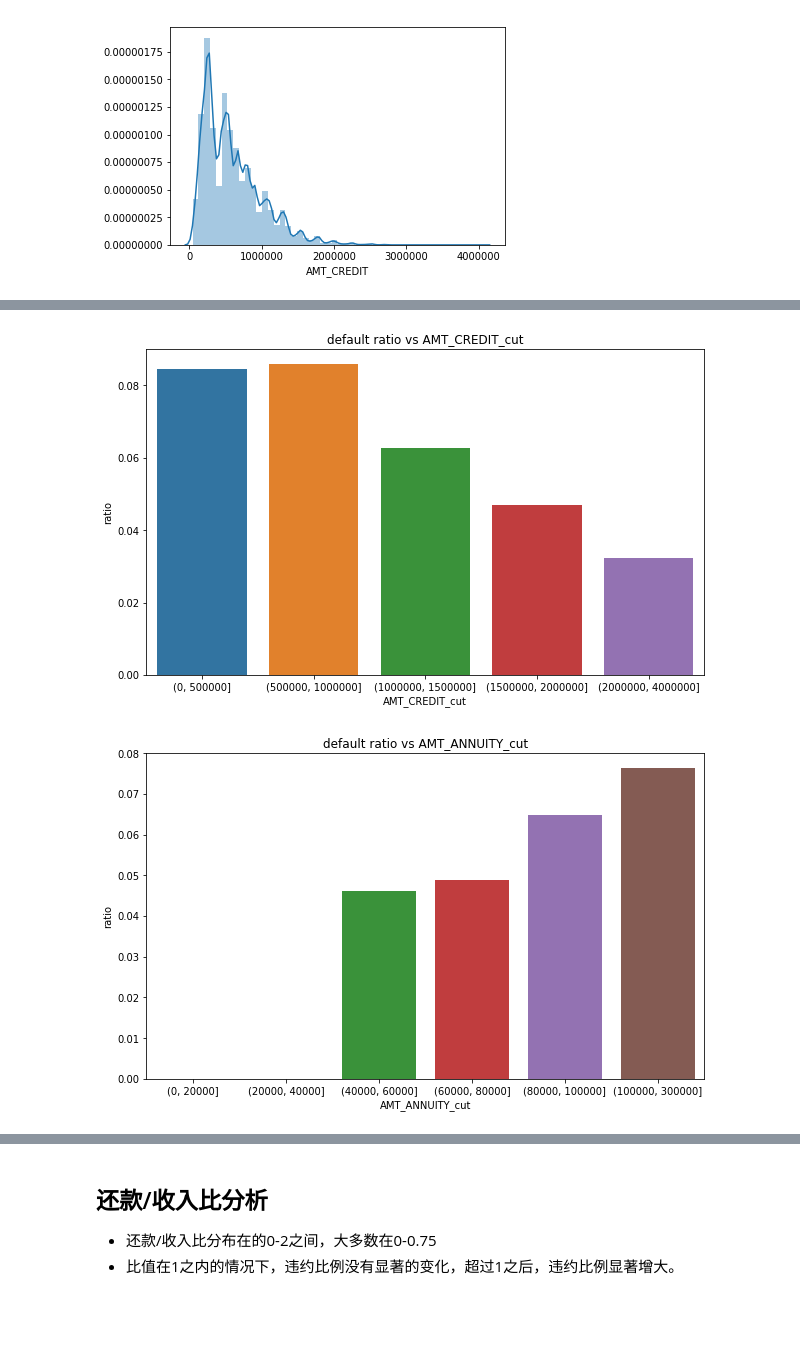
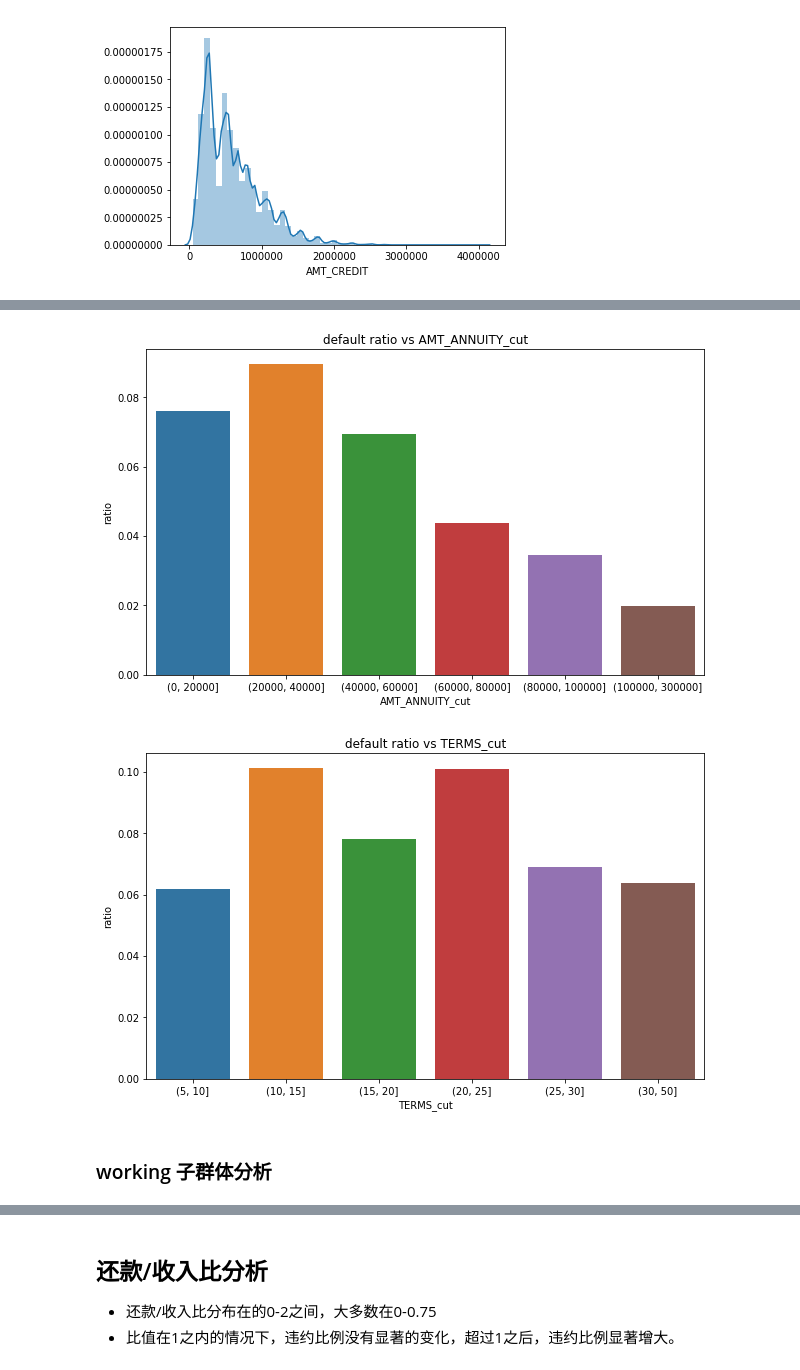
Before and after one commit to Frank2015a/machine_learning_practice, a Jupyter notebook: 02_kaggle/HC_EDA_v0.0.ipynb, the cells around one changed output, grey strips where cells are left out. Cells and saved outputs as stored; diff of their text form; code cells hidden in the pictures; blank space fills up the shorter version.

Commit message:
update LC HC credit analysis

```diff
--- a/02_kaggle/HC_EDA_v0.0.ipynb
+++ b/02_kaggle/HC_EDA_v0.0.ipynb
@@ -196,6 +206,7 @@ def groupby_target_ratio_plot(fe, target, df, size=(6, 4)):
     plt.figure(figsize=size)
     sns.barplot(df_fe.index, df_fe.ratio)
     plt.title('default ratio vs {}'.format(fe))
+    return df_fe
 # %% [markdown]
 ## 标签分布
 
@@ -697,4 +858,4 @@ sns.boxplot(data=df_train, y='TERMS')
 # %%
-df_train['AMT_CREDIT_cut'] = pd.cut(df_train.AMT_CREDIT, list(range(0, 2500000,500000)) + [4000000])
-df_train['AMT_ANNUITY_cut'] = pd.cut(df_train.AMT_CREDIT, list(range(0, 120000,20000)) + [300000])
+df_train['AMT_CREDIT_cut'] = pd.cut(df_train.AMT_CREDIT, list(range(0, 2500000,400000)) + [4000000])
+df_train['AMT_ANNUITY_cut'] = pd.cut(df_train.AMT_ANNUITY, list(range(0, 120000,20000)) + [300000])
 df_train['TERMS_cut'] = pd.cut(df_train.TERMS, list(range(5, 35, 5)) + [50])
@@ -701,8 +873,10 @@ df_train['TERMS_cut'] = pd.cut(df_train.TERMS, list(range(5, 35, 5)) + [50])
 # %%
-groupby_target_ratio_plot('AMT_CREDIT_cut','TARGET', df_train, size=(10,6))
+df_tmp = groupby_target_ratio_plot('AMT_ANNUITY_cut','TARGET', df_train, size=(10,6))
 # %% [output]
-[figure, old version]
+[figure, new version]
 # %%
-groupby_target_ratio_plot('AMT_ANNUITY_cut','TARGET', df_train, size=(10,6))
+df_tmp = groupby_target_ratio_plot('TERMS_cut','TARGET', df_train, size=(10,6))
 # %% [output]
-[figure, old version]
+[figure, new version]
+# %% [markdown]
+### working 子群体分析
```
Also changed, not shown: parts of 50 cells of this notebook, 3 other files.
